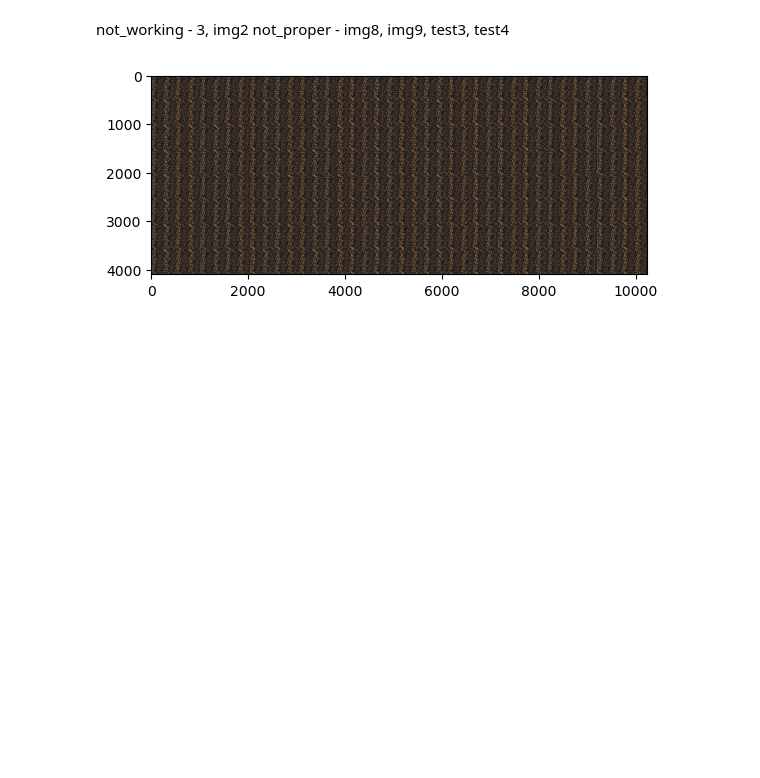
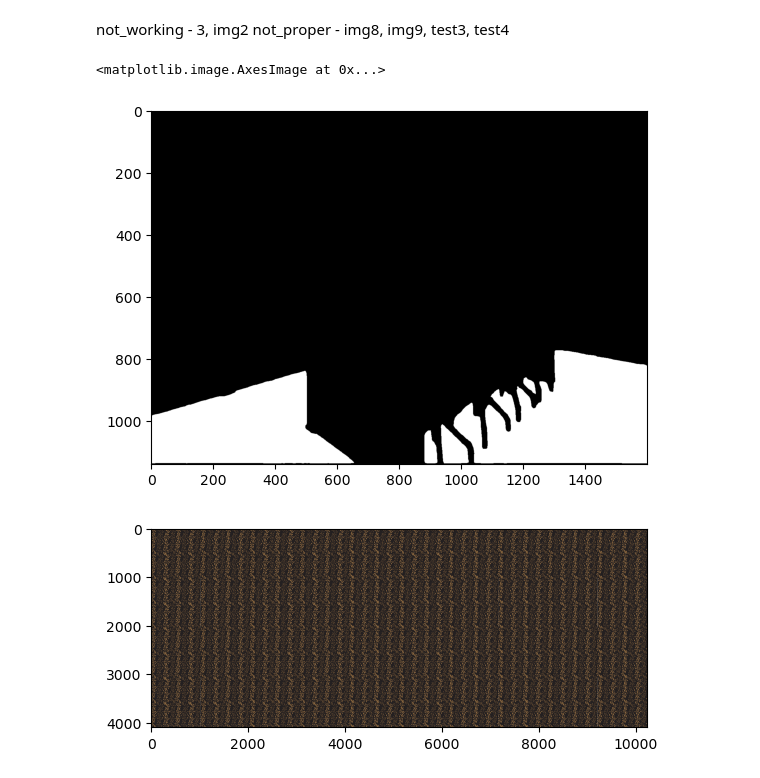
Before and after one commit to Karan-00-11/mfs, a Jupyter notebook: final_client_version/overlayer.ipynb, the cells around one changed output. Drawn from its saved outputs; the diff is of its cells as text; code cells hidden in the pictures; blank space fills up the shorter version.

```diff
--- a/final_client_version/overlayer.ipynb
+++ b/final_client_version/overlayer.ipynb
@@ -284,6 +290,11 @@ et = time.time()
 # %% [markdown]
 not_working - 3, img2
 not_proper - img8, img9, test3, test4
+# %%
+plt.imshow(blender.all_masks[0])
+# %% [output]
+<matplotlib.image.AxesImage at 0x...>
+[figure, added]
 # %%
 subject_rescale_percent = 100
 
```
Also changed, not shown: parts of 3 cells of this notebook, 2 other files.
